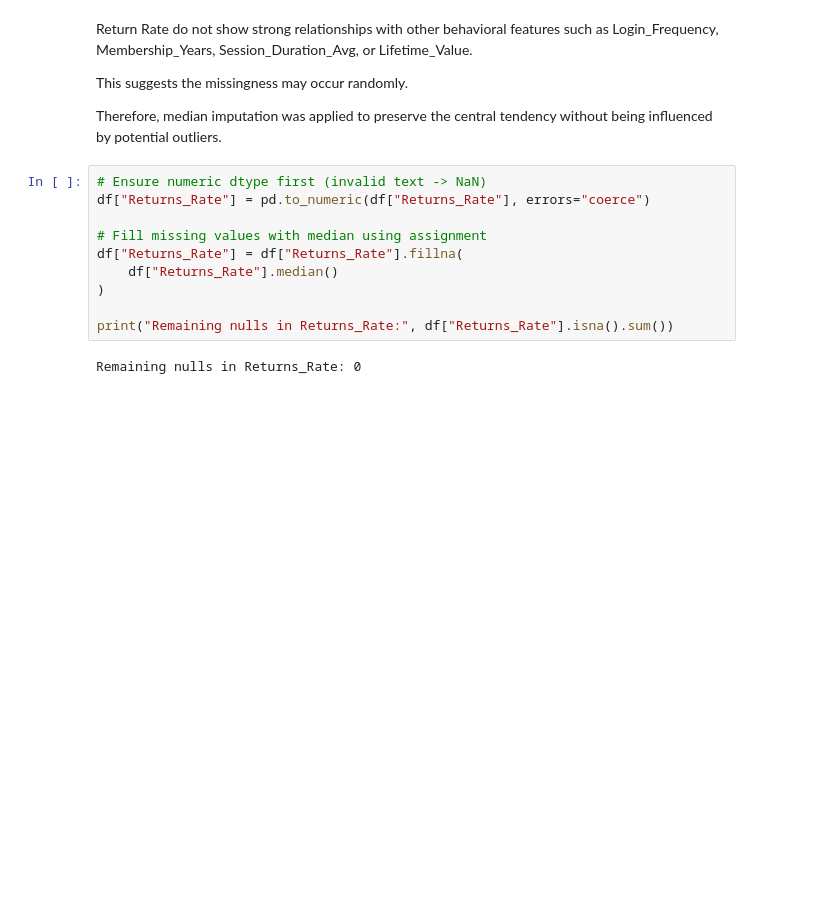
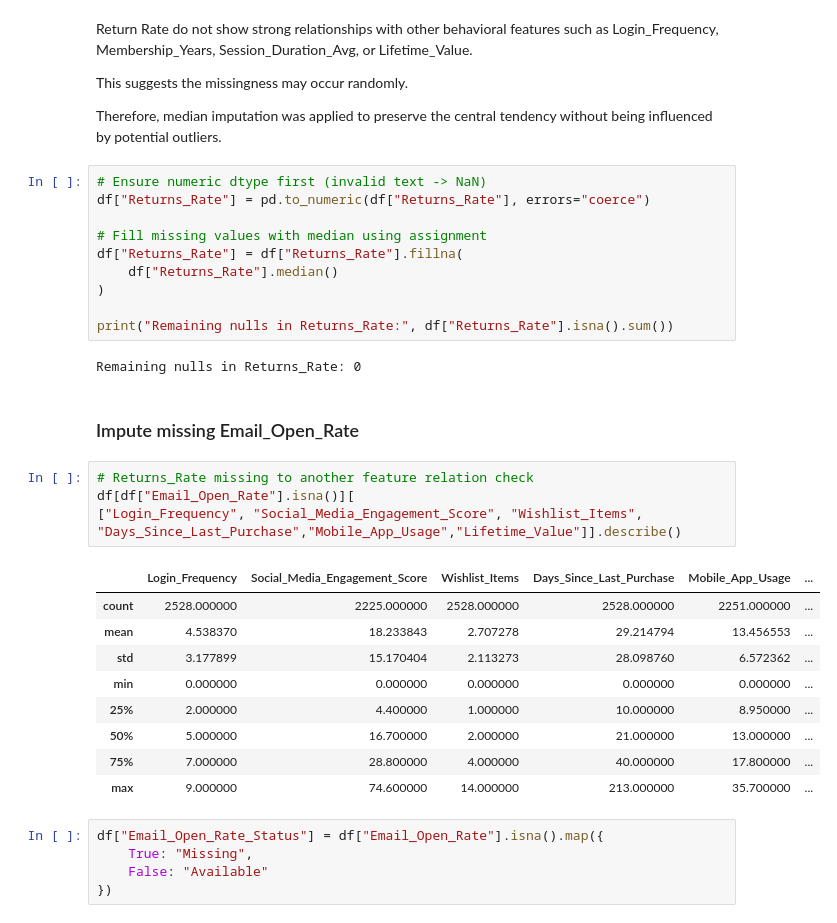
Before and after one commit to ppts2545/Eccommerce-Customer-Behavior-Dataset, a Jupyter notebook: notebooks/01_data_understanding/04_data_quality.ipynb, the cells around one changed output. Drawn from its saved outputs; the diff is of its cells as text; blank space fills up the shorter version.

```diff
--- a/notebooks/01_data_understanding/04_data_quality.ipynb
+++ b/notebooks/01_data_understanding/04_data_quality.ipynb
@@ -664,3 +666,24 @@ df["Returns_Rate"] = df["Returns_Rate"].fillna(
 print("Remaining nulls in Returns_Rate:", df["Returns_Rate"].isna().sum())
 # %% [output]
 Remaining nulls in Returns_Rate: 0
+# %% [markdown]
+### Impute missing Email_Open_Rate
+# %%
+# Returns_Rate missing to another feature relation check
+df[df["Email_Open_Rate"].isna()][
+["Login_Frequency", "Social_Media_Engagement_Score", "Wishlist_Items", "Days_Since_Last_Purchase","Mobile_App_Usage","Lifetime_Value"]].describe()
+# %% [output]
+|  | Login_Frequency | Social_Media_Engagement_Score | Wishlist_Items | Days_Since_Last_Purchase | Mobile_App_Usage | ... |
+| count | 2528.000000 | 2225.000000 | 2528.000000 | 2528.000000 | 2251.000000 | ... |
+| mean | 4.538370 | 18.233843 | 2.707278 | 29.214794 | 13.456553 | ... |
+| std | 3.177899 | 15.170404 | 2.113273 | 28.098760 | 6.572362 | ... |
+| min | 0.000000 | 0.000000 | 0.000000 | 0.000000 | 0.000000 | ... |
+| 25% | 2.000000 | 4.400000 | 1.000000 | 10.000000 | 8.950000 | ... |
+| 50% | 5.000000 | 16.700000 | 2.000000 | 21.000000 | 13.000000 | ... |
+| 75% | 7.000000 | 28.800000 | 4.000000 | 40.000000 | 17.800000 | ... |
+| max | 9.000000 | 74.600000 | 14.000000 | 213.000000 | 35.700000 | ... |
+# %%
+df["Email_Open_Rate_Status"] = df["Email_Open_Rate"].isna().map({
+    True: "Missing",
+    False: "Available"
+})
```
Also changed, not shown: parts of 26 cells of this notebook.
